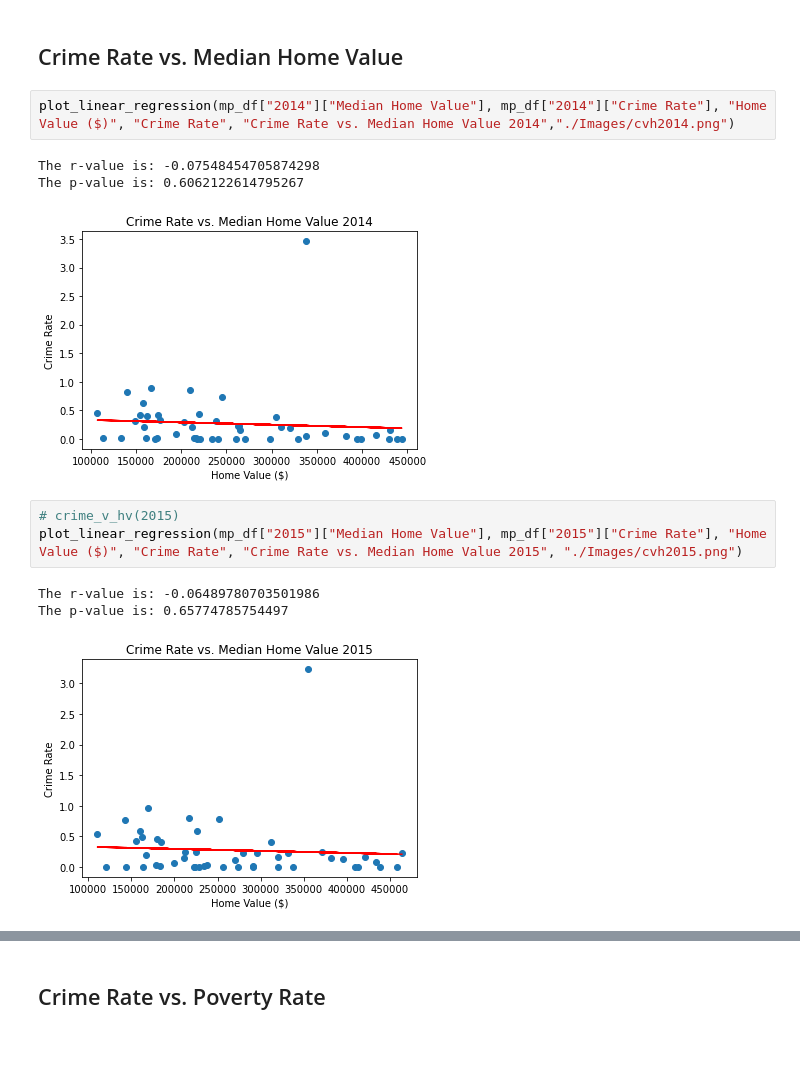
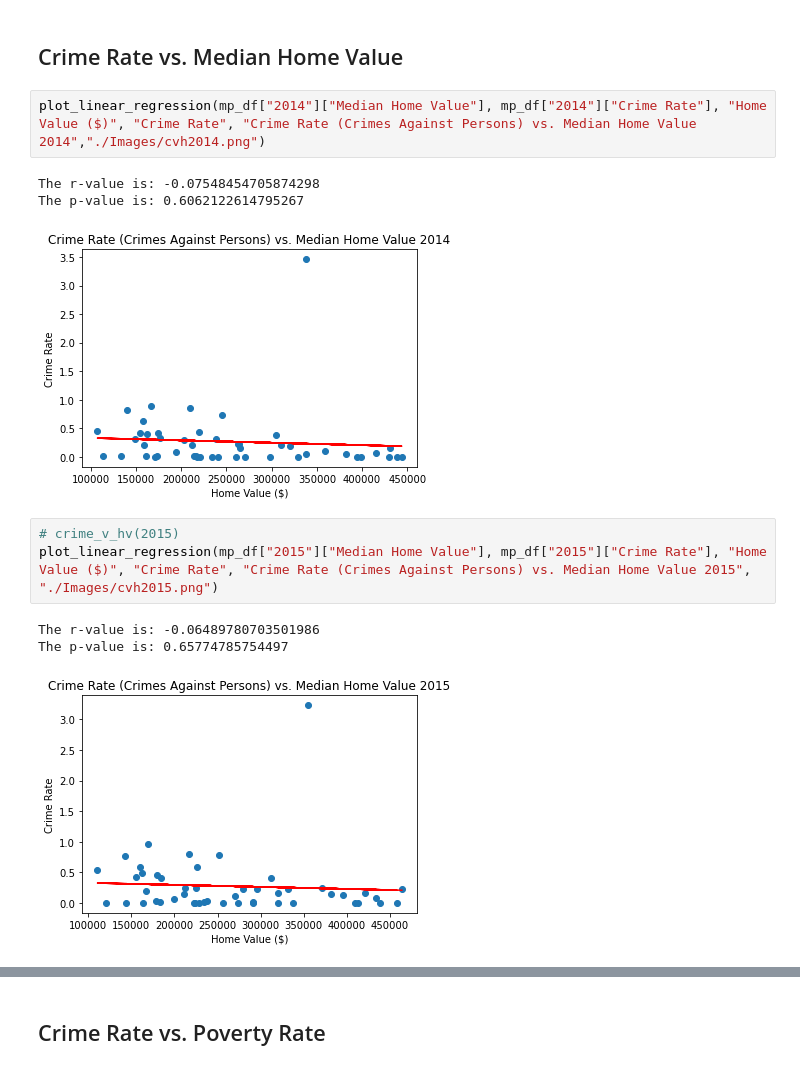
Before and after one commit to sean-galloway/Crime_and_Poverty, a Jupyter notebook: ScatterRegress_CrimeRate_HV_PV.ipynb, the cells around one changed output, grey strips where cells are left out. Drawn from its saved outputs; the diff is of its cells as text.

Commit message:
specify crime against persons

```diff
--- a/ScatterRegress_CrimeRate_HV_PV.ipynb
+++ b/ScatterRegress_CrimeRate_HV_PV.ipynb
@@ -41,16 +41,16 @@ def plot_linear_regression(x_axis, y_axis, x_label, y_label, titles, filename):
 # %% [markdown]
 ## Crime Rate vs. Median Home Value
 # %%
-plot_linear_regression(mp_df["2014"]["Median Home Value"], mp_df["2014"]["Crime Rate"], "Home Value ($)", "Crime Rate", "Crime Rate vs. Median Home Value 2014","./Images/cvh2014.png")
+plot_linear_regression(mp_df["2014"]["Median Home Value"], mp_df["2014"]["Crime Rate"], "Home Value ($)", "Crime Rate", "Crime Rate (Crimes Against Persons) vs. Median Home Value 2014","./Images/cvh2014.png")
 # %% [output]
 The r-value is: -0.07548454705874298
 The p-value is: 0.6062122614795267
-[figure, old version]
+[figure, new version]
 # %%
 # crime_v_hv(2015)
-plot_linear_regression(mp_df["2015"]["Median Home Value"], mp_df["2015"]["Crime Rate"], "Home Value ($)", "Crime Rate", "Crime Rate vs. Median Home Value 2015", "./Images/cvh2015.png")
+plot_linear_regression(mp_df["2015"]["Median Home Value"], mp_df["2015"]["Crime Rate"], "Home Value ($)", "Crime Rate", "Crime Rate (Crimes Against Persons) vs. Median Home Value 2015", "./Images/cvh2015.png")
 # %% [output]
 The r-value is: -0.06489780703501986
 The p-value is: 0.65774785754497
-[figure, old version]
+[figure, new version]
 # %%
```
Also changed, not shown: parts of 8 cells of this notebook, 10 other files.
